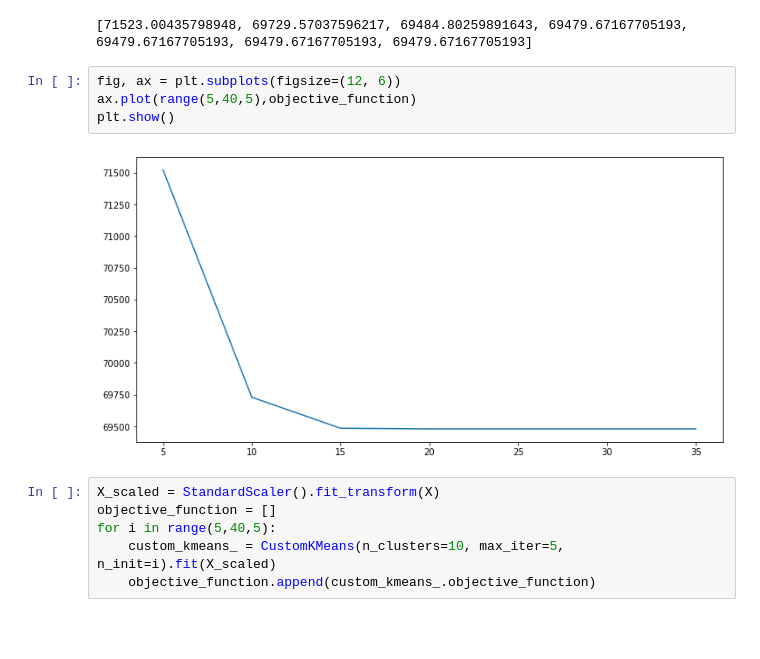
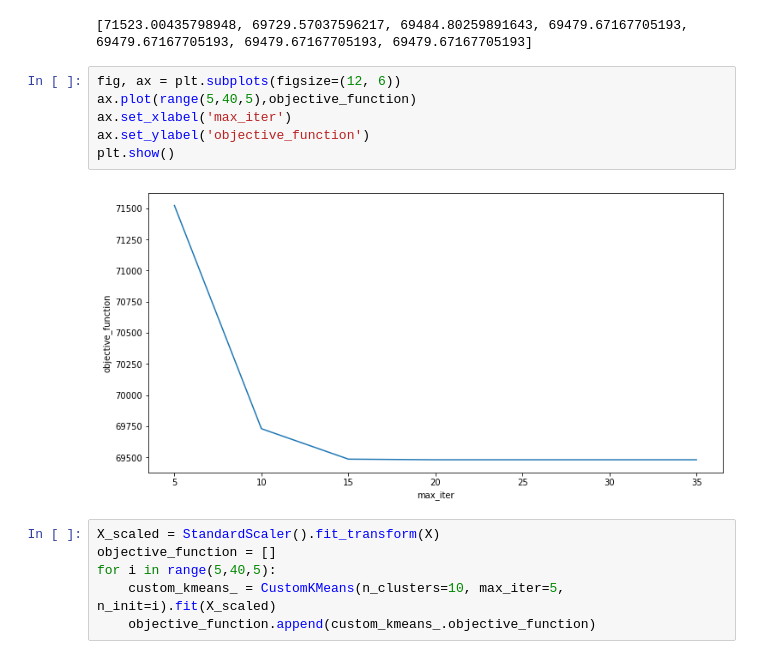
Before and after one commit to NataLobster/ml_intro_1, a Jupyter notebook: clustering.ipynb, the cells around one changed output. Saved outputs shown, nothing was run; the diff lists cells and outputs as text; blank space fills up the shorter version.

```diff
--- a/clustering.ipynb
+++ b/clustering.ipynb
@@ -195,9 +195,11 @@ print(objective_function)
 # %%
 fig, ax = plt.subplots(figsize=(12, 6))
 ax.plot(range(5,40,5),objective_function)
+ax.set_xlabel('max_iter')
+ax.set_ylabel('objective_function')
 plt.show()
 # %% [output]
-[figure, old version]
+[figure, new version]
 # %%
 X_scaled = StandardScaler().fit_transform(X)
 objective_function = []
```
Also changed, not shown: parts of 10 cells of this notebook.
